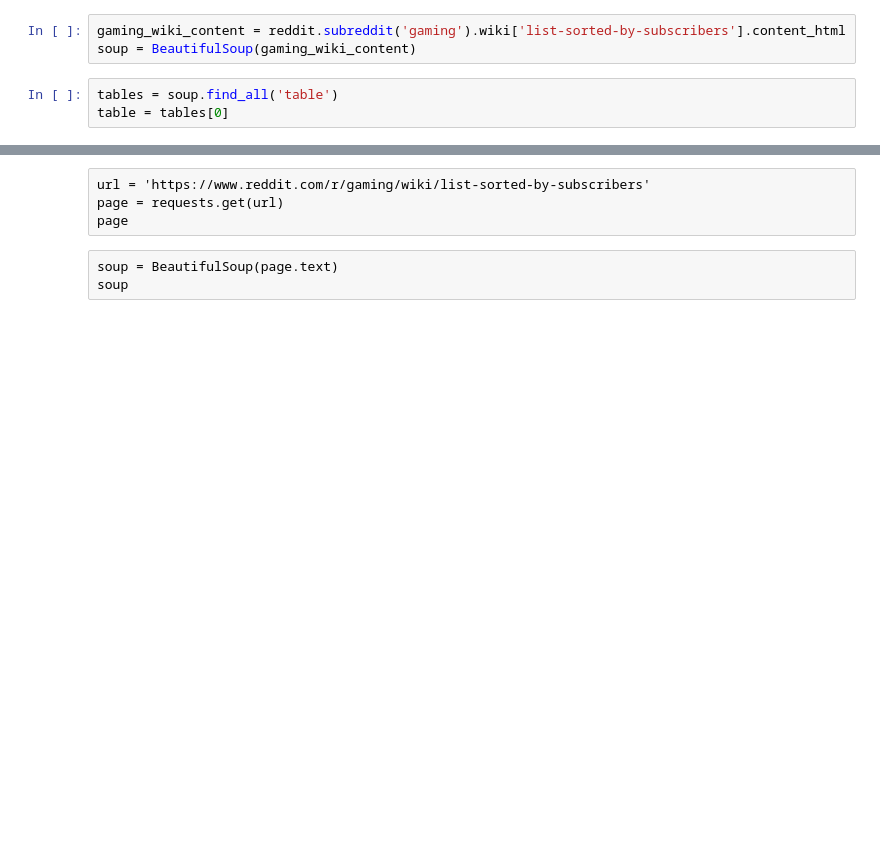
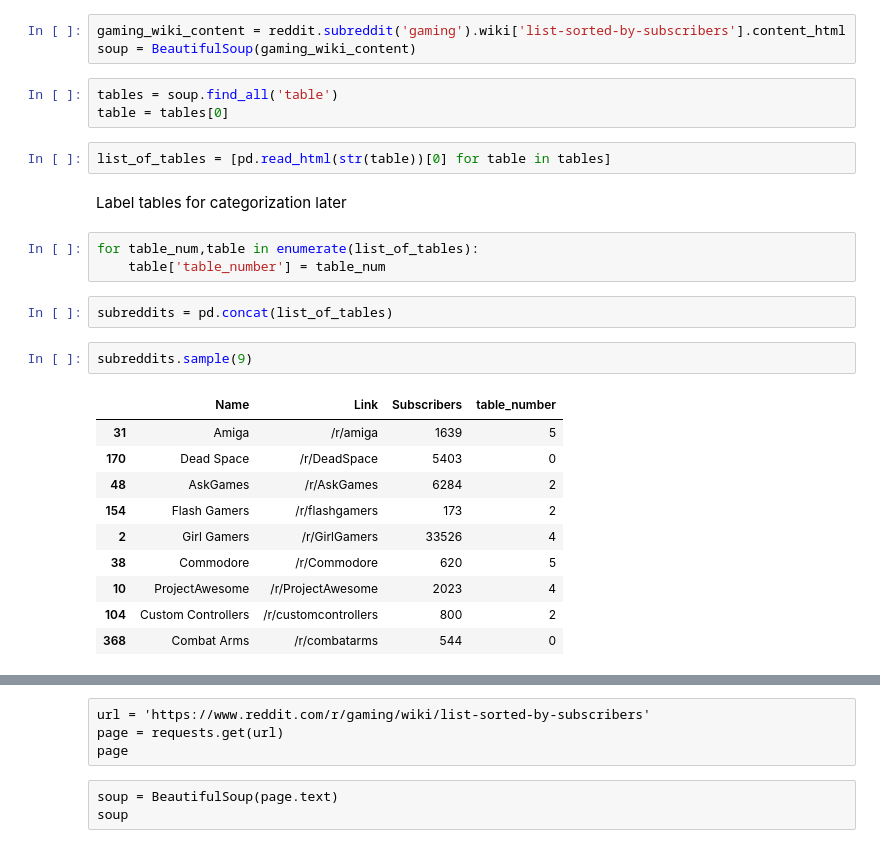
Before and after one commit to ianad/sm-reddit, a Jupyter notebook: work/get_subreddit_info.ipynb, the cells around one changed output, grey strips where cells are left out. Cells and saved outputs as stored; diff of their text form; blank space fills up the shorter version.

```diff
--- a/work/get_subreddit_info.ipynb
+++ b/work/get_subreddit_info.ipynb
@@ -15,3 +15,25 @@ soup = BeautifulSoup(gaming_wiki_content)
 # %%
 tables = soup.find_all('table')
 table = tables[0]
+# %%
+list_of_tables = [pd.read_html(str(table))[0] for table in tables]
+# %% [markdown]
+Label tables for categorization later
+# %%
+for table_num,table in enumerate(list_of_tables):
+    table['table_number'] = table_num
+# %%
+subreddits = pd.concat(list_of_tables)
+# %%
+subreddits.sample(9)
+# %% [output]
+|  | Name | Link | Subscribers | table_number |
+| 31 | Amiga | /r/amiga | 1639 | 5 |
+| 170 | Dead Space | /r/DeadSpace | 5403 | 0 |
+| 48 | AskGames | /r/AskGames | 6284 | 2 |
+| 154 | Flash Gamers | /r/flashgamers | 173 | 2 |
+| 2 | Girl Gamers | /r/GirlGamers | 33526 | 4 |
+| 38 | Commodore | /r/Commodore | 620 | 5 |
+| 10 | ProjectAwesome | /r/ProjectAwesome | 2023 | 4 |
+| 104 | Custom Controllers | /r/customcontrollers | 800 | 2 |
+| 368 | Combat Arms | /r/combatarms | 544 | 0 |
```
Also changed, not shown: parts of 50 cells of this notebook.
